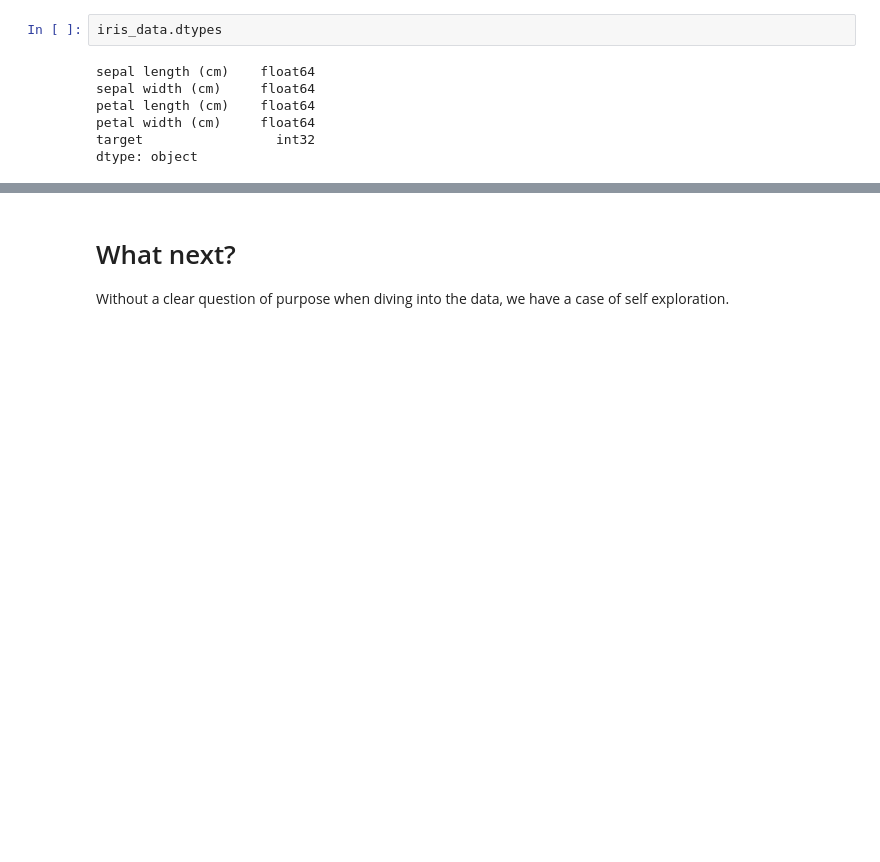
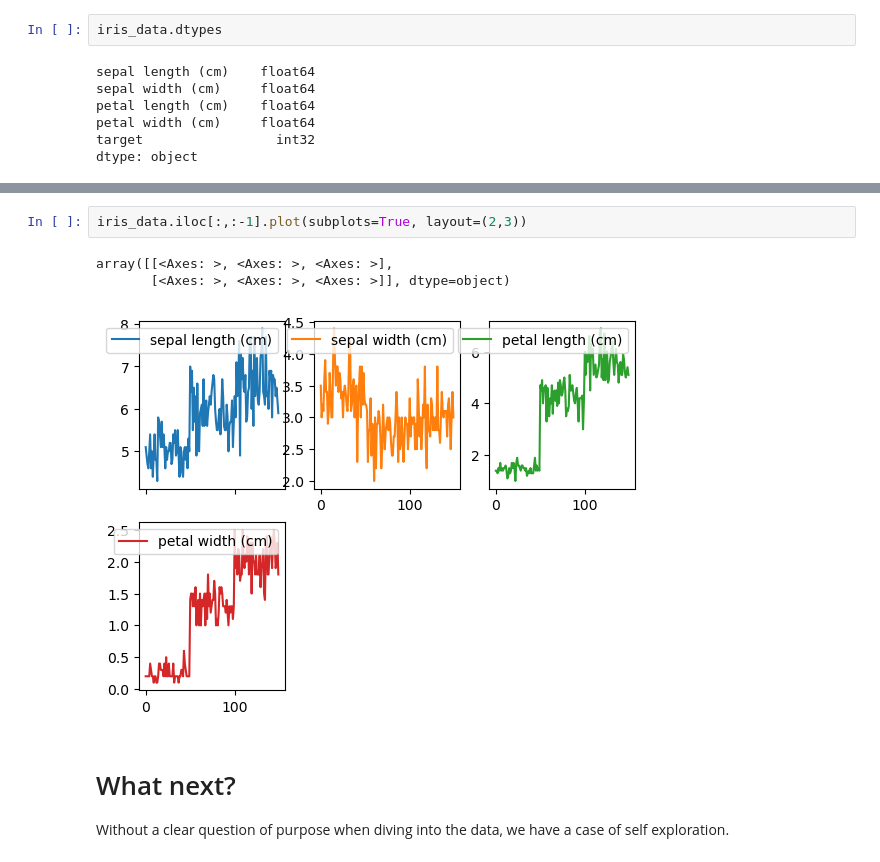
Before and after one commit to No-Arms/ML-Playground, a Jupyter notebook: Playground.ipynb, the cells around one changed output, grey strips where cells are left out. Saved outputs shown, nothing was run; the diff lists cells and outputs as text; blank space fills up the shorter version.

```diff
--- a/Playground.ipynb
+++ b/Playground.ipynb
@@ -61,3 +99,9 @@ dtype: object
+# %%
+iris_data.iloc[:,:-1].plot(subplots=True, layout=(2,3))
+# %% [output]
+array([[<Axes: >, <Axes: >, <Axes: >],
+       [<Axes: >, <Axes: >, <Axes: >]], dtype=object)
+[figure, added]
 # %% [markdown]
 # What next?
 
```
Also changed, not shown: parts of 8 cells of this notebook.
